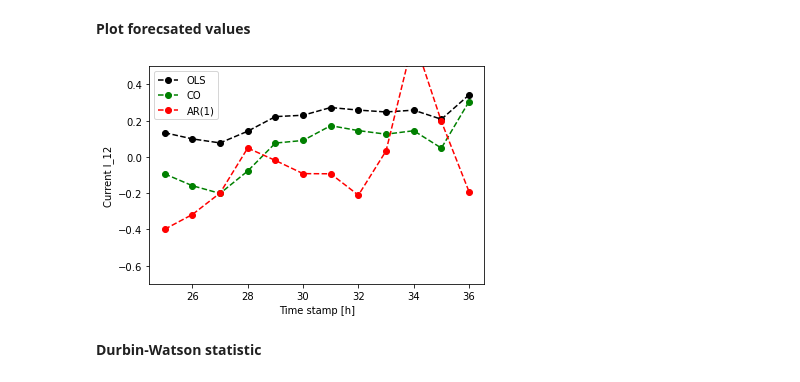
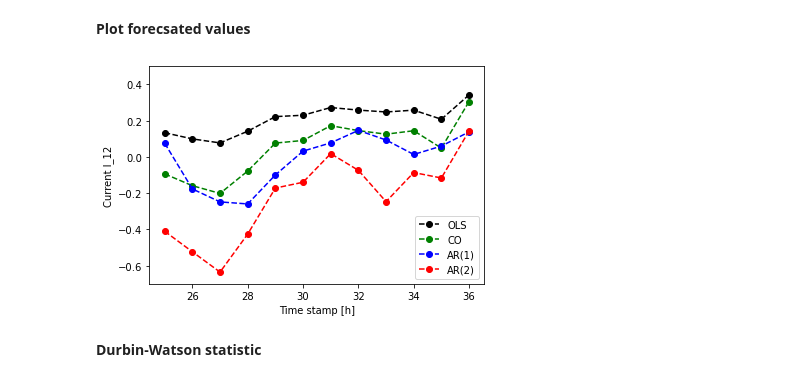
Before and after one commit to leobt23/ADRI, a Jupyter notebook: tpc4/Aula4_Students.ipynb, the cells around one changed output. Drawn from its saved outputs; the diff is of its cells as text; code cells hidden in the pictures.

```diff
--- a/tpc4/Aula4_Students.ipynb
+++ b/tpc4/Aula4_Students.ipynb
@@ -510,39 +519,27 @@ print(betas_AR)
 <b>Forecast Day-ahead (Current I_12)
 # %%
 # 1 - OLS
+
 #using Ordinary least Squares (OLS)
 Yt_ols=beta[0]+np.dot(beta[1],i1w[time:time + timeForecast])   #OLS regresion line
 
+# 2 - Cochrane Orcutt (CO)
 
-# 2 - Cochrane Orcutt (CO)
-#using Cochrane-Orcutt (CO)
 Yt_co=b_ss[0]+np.dot(b_ss[1],i1w[time:time+timeForecast]) #using Cochrane-Orcutt (CO)
-#print ("Forecast Corrent I12 considering CO:",I12f2)
+
 
 # 3 - Autorregration AR(1)
-# Creation of the vector of forecast
-# Parameters of equation (33)
-Yt_AR_predicted = np.zeros((timeForecast + 1, 0))
-#add value to the first position of numpy array
-Yt_AR_predicted = np.append(Yt_AR_predicted, i12[time])
-print(Yt_AR_predicted)
-# Forecast of first period
-for i in range (timeForecast):
-    # Forecast considering Equation (31)
-    #yt = β0 + β1xt + αyt−1 + εt
-    print(Yt_AR_predicted[i])
-    Yt_AR_predicted = np.append(Yt_AR_predicted, betas_AR[0] + betas_AR[1] * i1w[time + i] + betas_AR[2] * Yt_AR_predicted[i] + ee[time + i - 1])
-    #if(i == 0):
-        #print(f"1st value: {betas_AR[0] + betas_AR[1] * i1w[time + i] + betas_AR[2] * Yt_AR_predicted[i] } {-0.0544 + betas_AR[0] + betas_AR[1] * i1w[time + i] + betas_AR[2] * Yt_AR_predicted[i]}")
 
-# Forecast of first period
-print(Yt_AR_predicted)
+Yt_AR_predicted = np.zeros((timeForecast-1, 0))
+Yt_AR_predicted = np.append(Yt_AR_predicted, i12[time-1])
+Yt_AR_predicted=float(betas_AR[0])+np.dot(float(betas_AR[1]),i1w[time :time + timeForecast]) + np.dot(float(betas_AR[2]), i12[time-1:time + timeForecast-1]) #+ ee[time:time + timeForecast]   #OLS regresion line
 
 
 # 4 - Autorregration with Loads AR(1)+Load Sum
-                                        # Creation of the vector of forecast
-                                        # Parameters of equation (33)
-                                        # Forecast of first period
-#for i in range (timeForecast-1):
-                                        # Forecast considering Equation (31)
+
+# Creation of the vector of forecast
+Yt_AR2_predicted = np.zeros((timeForecast-1, 0))
+# Parameters of equation (33)
+Yt_AR2_predicted=float(betas_AR2[0])+np.dot(float(betas_AR2[1]),i1w[time :time + timeForecast]) + np.dot(float(betas_AR2[2]), itotal[time:time + timeForecast]) #+ ee[time:time + timeForecast]   #OLS regresion line
+print(Yt_AR2_predicted)
 # %% [output]
@@ -567,15 +550,16 @@ print(Yt_AR_predicted)
 # %%
 xxx = range(time + 1,time+timeForecast + 1)
 plt.plot(xxx, Yt_ols, color='black', linestyle='dashed', marker='o', label='OLS')
 plt.plot(xxx, Yt_co, color='green', linestyle='dashed', marker='o', label='CO')
-plt.plot(xxx, Yt_AR_predicted[0:-1], color='red', linestyle='dashed', marker='o', label='AR(1)')
+plt.plot(xxx, Yt_AR_predicted, color='blue', linestyle='dashed', marker='o', label='AR(1)')
+plt.plot(xxx, Yt_AR2_predicted, color='red', linestyle='dashed', marker='o', label='AR(2)')
 plt.legend()
 plt.xlabel('Time stamp [h]')
 plt.ylabel('Current I_12')
 plt.ylim(-0.7, 0.5)
 plt.show()
 # %% [output]
-[figure, old version]
+[figure, new version]
 # %% [markdown]
 <b>Durbin-Watson statistic
 # %%
```
Also changed, not shown: parts of 5 cells of this notebook.
